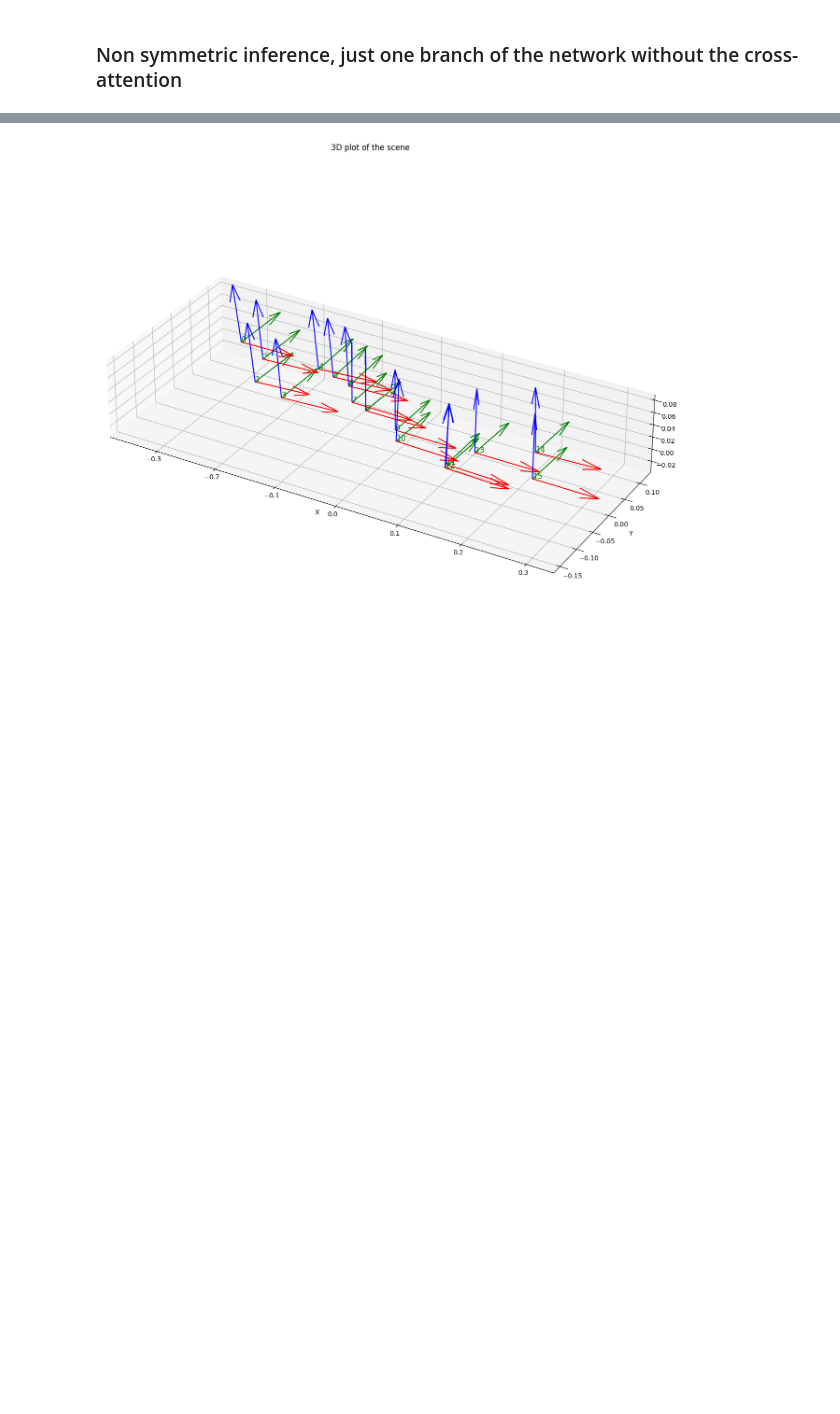
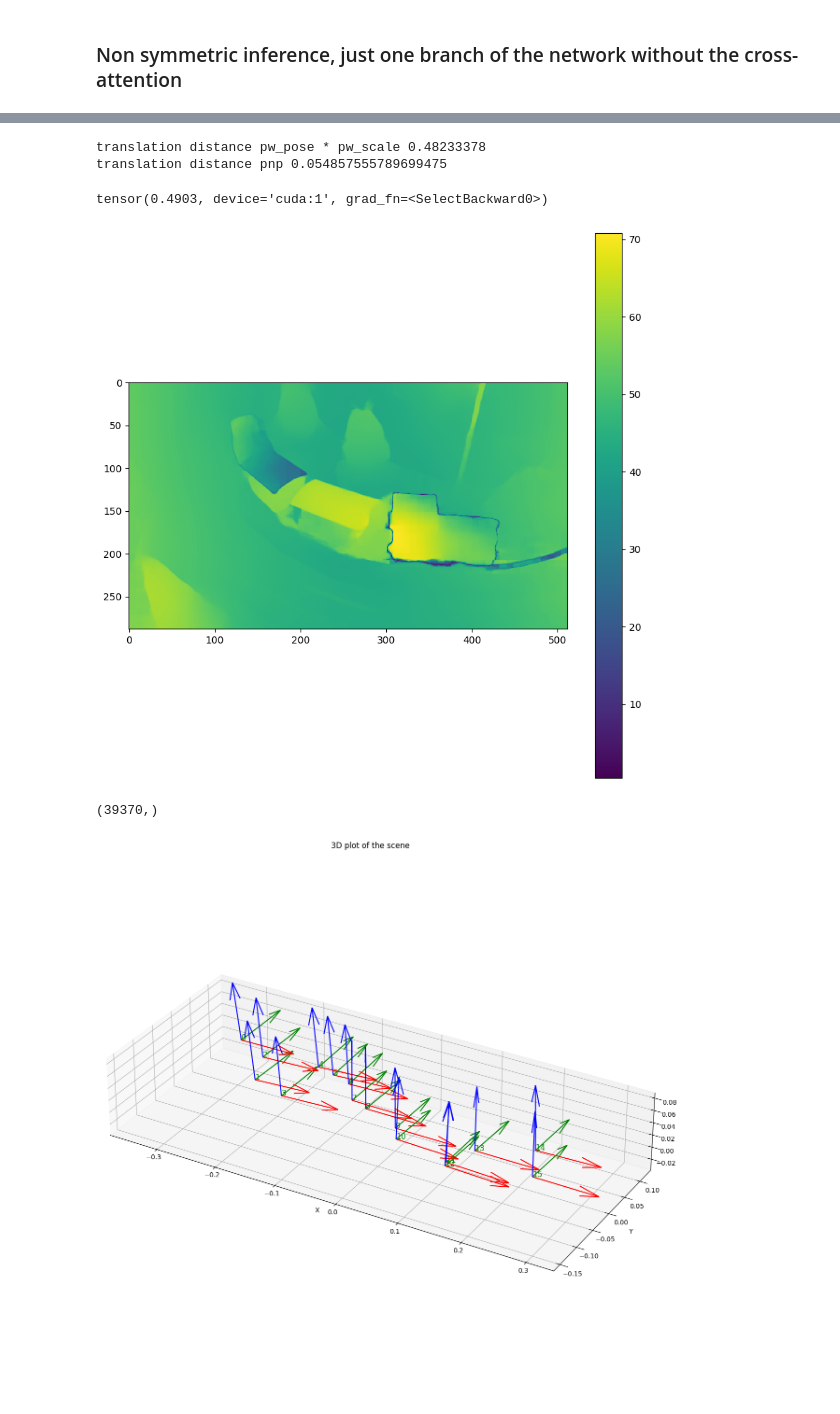
Before and after one commit to manel-ferreira-01/mast3r, a Jupyter notebook: demo.ipynb, the cells around one changed output, grey strips where cells are left out. Saved outputs shown, nothing was run; the diff lists cells and outputs as text; code cells hidden in the pictures; blank space fills up the shorter version.

```diff
--- a/demo.ipynb
+++ b/demo.ipynb
@@ -304,3 +374,54 @@ torch.Size([16, 4, 4])
+# %%
+ratio = []
+for idx_pair, pw_pose in enumerate(scene.get_pw_poses()):
+    norm3r = np.linalg.norm(pw_pose[:3, -1].detach().cpu())
+    #print(pairs[idx_pair][0]["instance"], pairs[idx_pair][1]["instance"])
+    print("translation distance pw_pose * pw_scale", norm3r)
+
+    norm_pnp = np.linalg.norm(tfs[pairs[idx_pair][0]["instance"]][pairs[idx_pair][1]["instance"]][:3, -1])
+    print("translation distance pnp", norm_pnp)
+
+    ratio.append( (norm3r - norm_pnp))
+    break
+
+#plt.hist(ratio)
+# %% [output]
+translation distance pw_pose * pw_scale 0.48233378
+translation distance pnp 0.054857555789699475
+# %%
+scene.get_pw_scale()[idx_pair]
+# %% [output]
+tensor(0.4903, device='cuda:1', grad_fn=<SelectBackward0>)
+# %%
+id1 = 0
+id2 = 2
+mag_threshold = 1
+flow = raft_model(imgs[id1]["img"].to(device), imgs[id2]["img"].to(device))[-1]
+H, W = torch.tensor(imgs[id1]["img"].shape[2:] )
+
+flow_mag = torch.norm(flow, dim=1, keepdim=True).detach().cpu().numpy().squeeze().squeeze()
+
+pts1 = np.mgrid[:int(W), :int(H)].T.astype(np.float32)
+
+pts2 = pts1 + flow.detach().squeeze().permute(1,2,0).cpu().numpy()
+
+pts1 = pts1.reshape(-1, 2)
+pts2 = pts2.reshape(-1, 2)
+
+plt.figure(figsize=(10,10))
+#plt.scatter(pts2[(flow_mag>mag_threshold).squeeze(),0], -pts2[(flow_mag>mag_threshold).squeeze(),1], c=flow_mag[(flow_mag>mag_threshold).squeeze()],s=0.01)
+plt.imshow(flow_mag)
+plt.colorbar()
+
+#set axis equal
+plt.gca().set_aspect('equal', adjustable='box')
+# %% [output]
+[figure, added]
+# %%
+#plt.hist(flow_mag, bins=100)
+pts2[(flow_mag>8).squeeze(),0].shape
+# %% [output]
+(39370,)
 # %%
 pts3d_masked = scene.get_pts3d()
 
```
Also changed, not shown: parts of 11 cells of this notebook, 9 other files.
